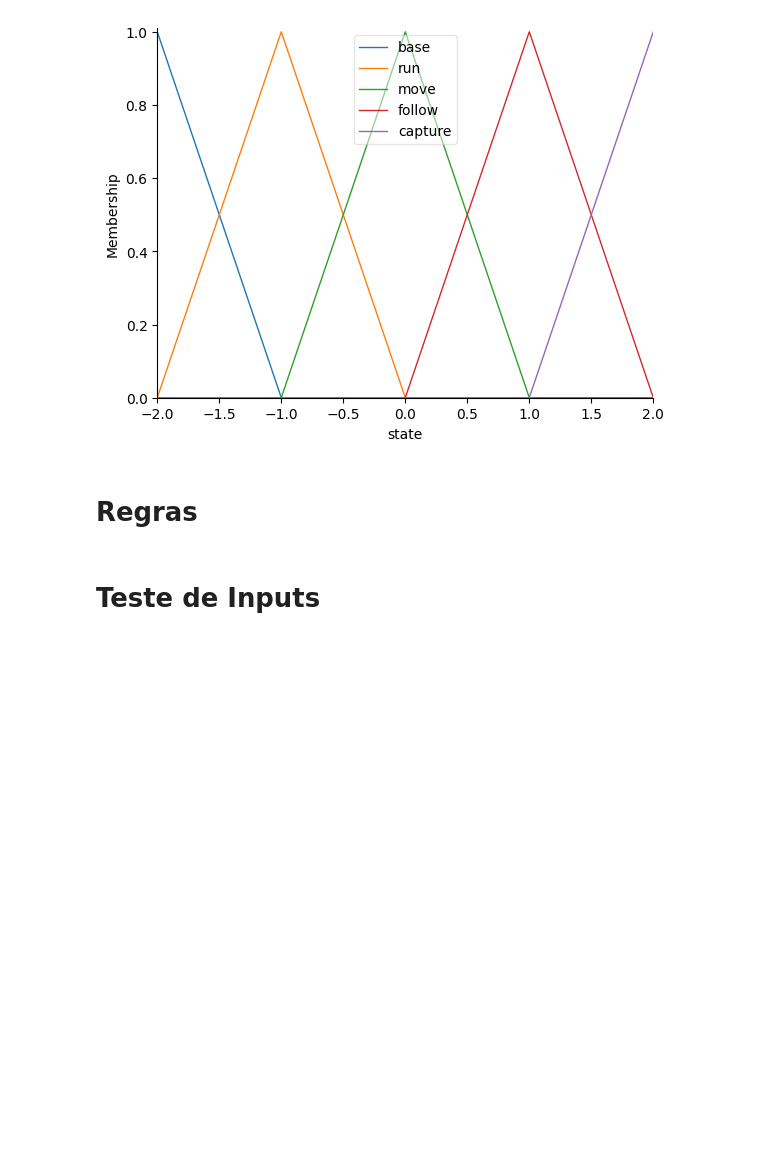
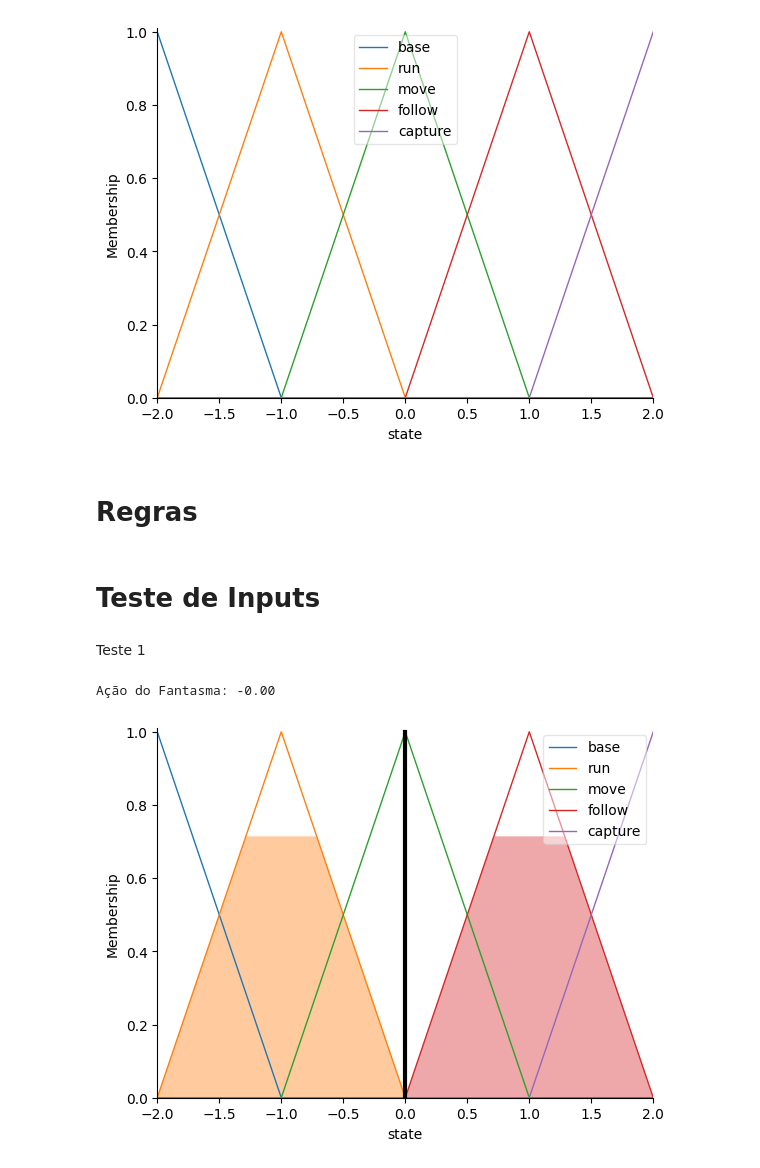
Before and after one commit to MrVeGGi3/AI-for-Games, a Jupyter notebook: PacManFuzzy.ipynb, the cells around one changed output. Drawn from its saved outputs; the diff is of its cells as text; code cells hidden in the pictures; blank space fills up the shorter version.

```diff
--- a/PacManFuzzy.ipynb
+++ b/PacManFuzzy.ipynb
@@ -142,20 +142,25 @@ ghost_action = ctrl.ControlSystemSimulation(ghost_ctrl)
 # %%
 def simulate_ghost_action(ghost, dist, power):
     ghost_index = phantom_names.index(ghost)
-    ghost_action.input['phantom_type'] = ghost_index
+    ghost_action.input['phantom'] = ghost_index
     ghost_action.input['distance'] = dist
     ghost_action.input['powerup'] = power
 
-    ghost_action.Compute()
+    ghost_action.compute()
 
     action_result = ghost_action.output['state']
     action.view(sim = ghost_action)
     return action_result
 # %% [markdown]
 # **Teste de Inputs**
+# %% [markdown]
+Teste 1
 # %%
 ghost = 'pinky'
-dist = 2
+dist = 15
 power = 1
 result = simulate_ghost_action(ghost, dist, power)
 print(f"Ação do Fantasma: {result:.2f}")
+# %% [output]
+Ação do Fantasma: -0.00
+[figure, added]
```
Also changed, not shown: parts of 4 cells of this notebook.
